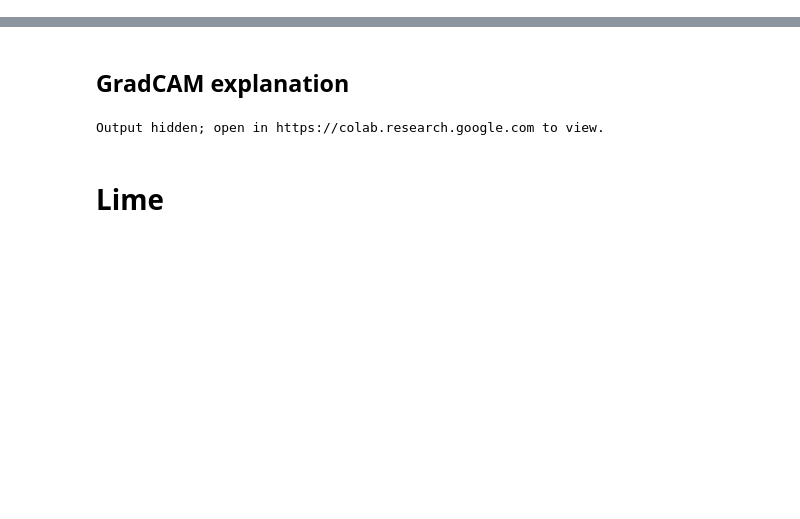
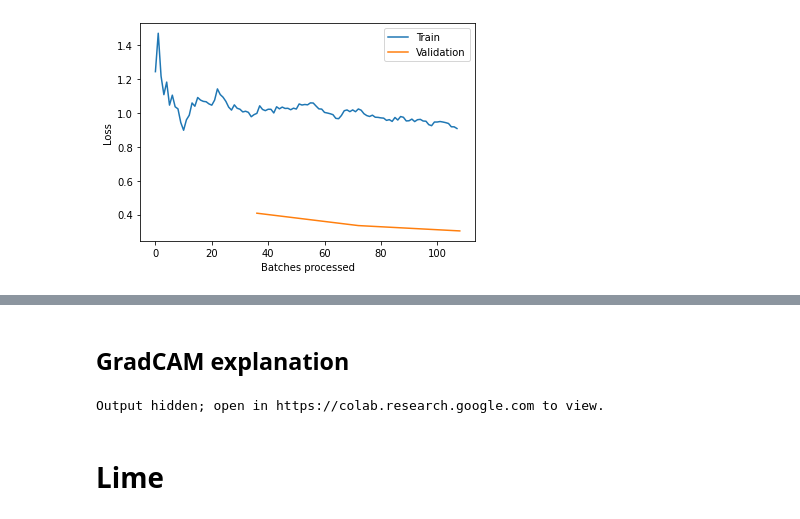
Before and after one commit to k3larra/explain1, a Jupyter notebook: code.ipynb, the cells around one changed output, grey strips where cells are left out. Saved outputs shown, nothing was run; the diff lists cells and outputs as text; code cells hidden in the pictures; blank space fills up the shorter version.

```diff
--- a/code.ipynb
+++ b/code.ipynb
@@ -49,0 +78,4 @@ learn.recorder.plot_losses()
+# %%
+learn.recorder.plot_losses()
+# %% [output]
+[figure, added]
```
Also changed, not shown: parts of 31 cells of this notebook.
